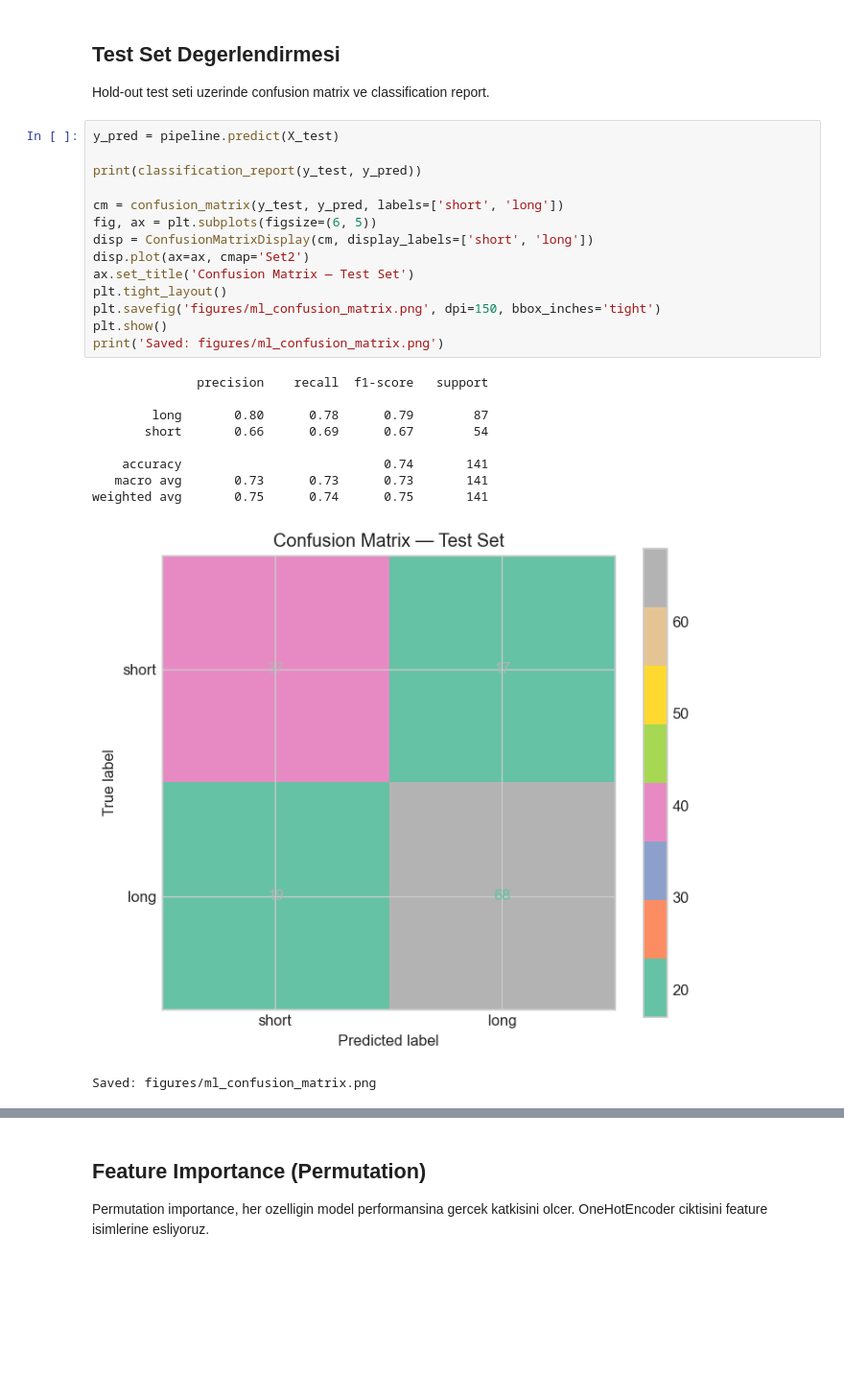
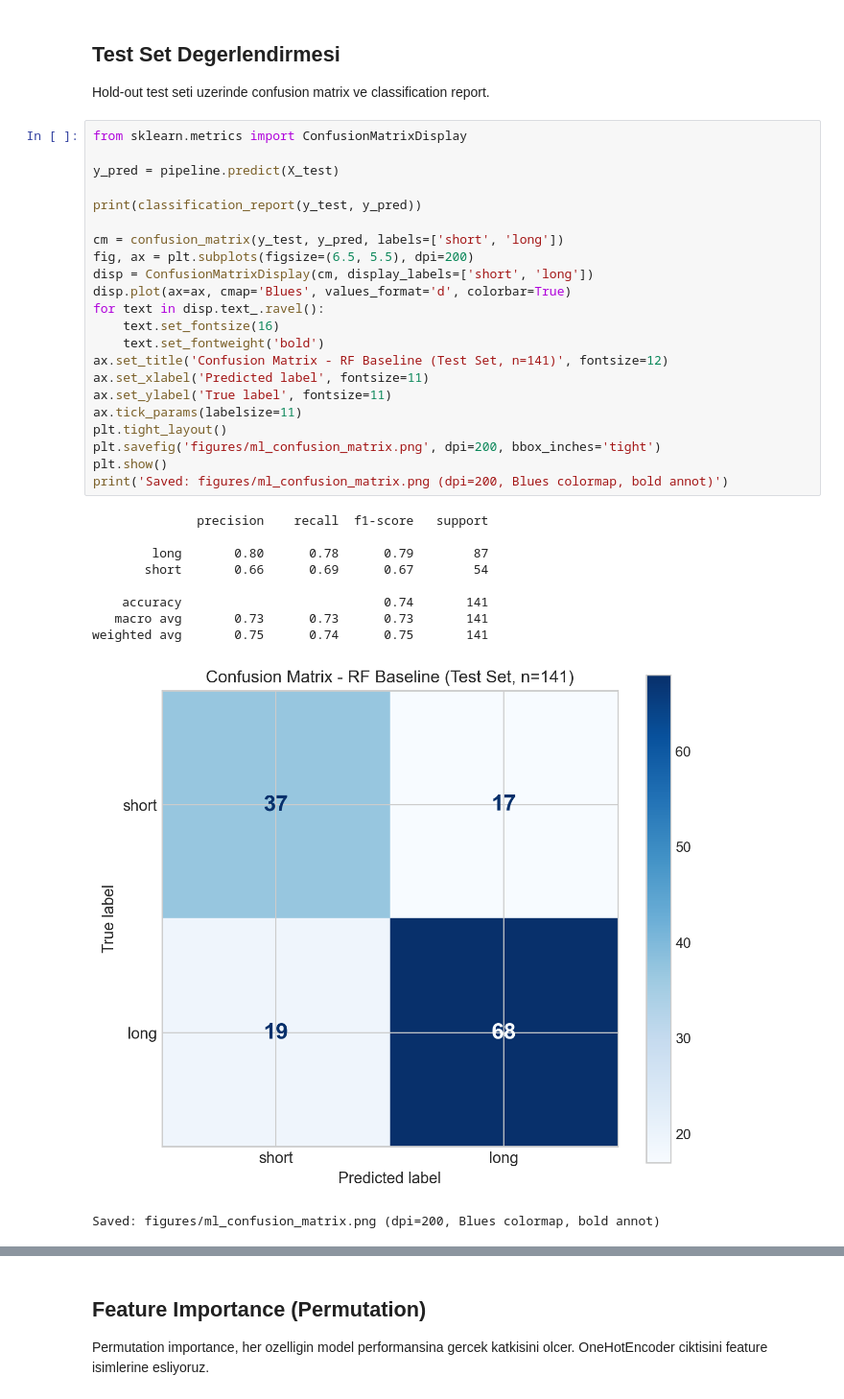
Before and after one commit to alperkilic1/dsa210-term-project, a Jupyter notebook: ml_baseline.ipynb, the cells around one changed output, grey strips where cells are left out. Shown at 96% size. Drawn from its saved outputs; the diff is of its cells as text; blank space fills up the shorter version.

```diff
--- a/ml_baseline.ipynb
+++ b/ml_baseline.ipynb
@@ -167,27 +167,35 @@ Mean: 0.6412 (+/- 0.0370)
 
 Hold-out test seti uzerinde confusion matrix ve classification report.
 # %%
+from sklearn.metrics import ConfusionMatrixDisplay
+
 y_pred = pipeline.predict(X_test)
 
 print(classification_report(y_test, y_pred))
 
 cm = confusion_matrix(y_test, y_pred, labels=['short', 'long'])
-fig, ax = plt.subplots(figsize=(6, 5))
+fig, ax = plt.subplots(figsize=(6.5, 5.5), dpi=200)
 disp = ConfusionMatrixDisplay(cm, display_labels=['short', 'long'])
-disp.plot(ax=ax, cmap='Set2')
-ax.set_title('Confusion Matrix — Test Set')
+disp.plot(ax=ax, cmap='Blues', values_format='d', colorbar=True)
+for text in disp.text_.ravel():
+    text.set_fontsize(16)
+    text.set_fontweight('bold')
+ax.set_title('Confusion Matrix - RF Baseline (Test Set, n=141)', fontsize=12)
+ax.set_xlabel('Predicted label', fontsize=11)
+ax.set_ylabel('True label', fontsize=11)
+ax.tick_params(labelsize=11)
 plt.tight_layout()
-plt.savefig('figures/ml_confusion_matrix.png', dpi=150, bbox_inches='tight')
+plt.savefig('figures/ml_confusion_matrix.png', dpi=200, bbox_inches='tight')
 plt.show()
-print('Saved: figures/ml_confusion_matrix.png')
+print('Saved: figures/ml_confusion_matrix.png (dpi=200, Blues colormap, bold annot)')
 # %% [output]
               precision    recall  f1-score   support
 
         long       0.80      0.78      0.79        87
        short       0.66      0.69      0.67        54
 
     accuracy                           0.74       141
    macro avg       0.73      0.73      0.73       141
 weighted avg       0.75      0.74      0.75       141
-[figure, old version]
+[figure, new version]
-Saved: figures/ml_confusion_matrix.png
+Saved: figures/ml_confusion_matrix.png (dpi=200, Blues colormap, bold annot)
```
Also changed, not shown: parts of 7 cells of this notebook, 6 other files.
